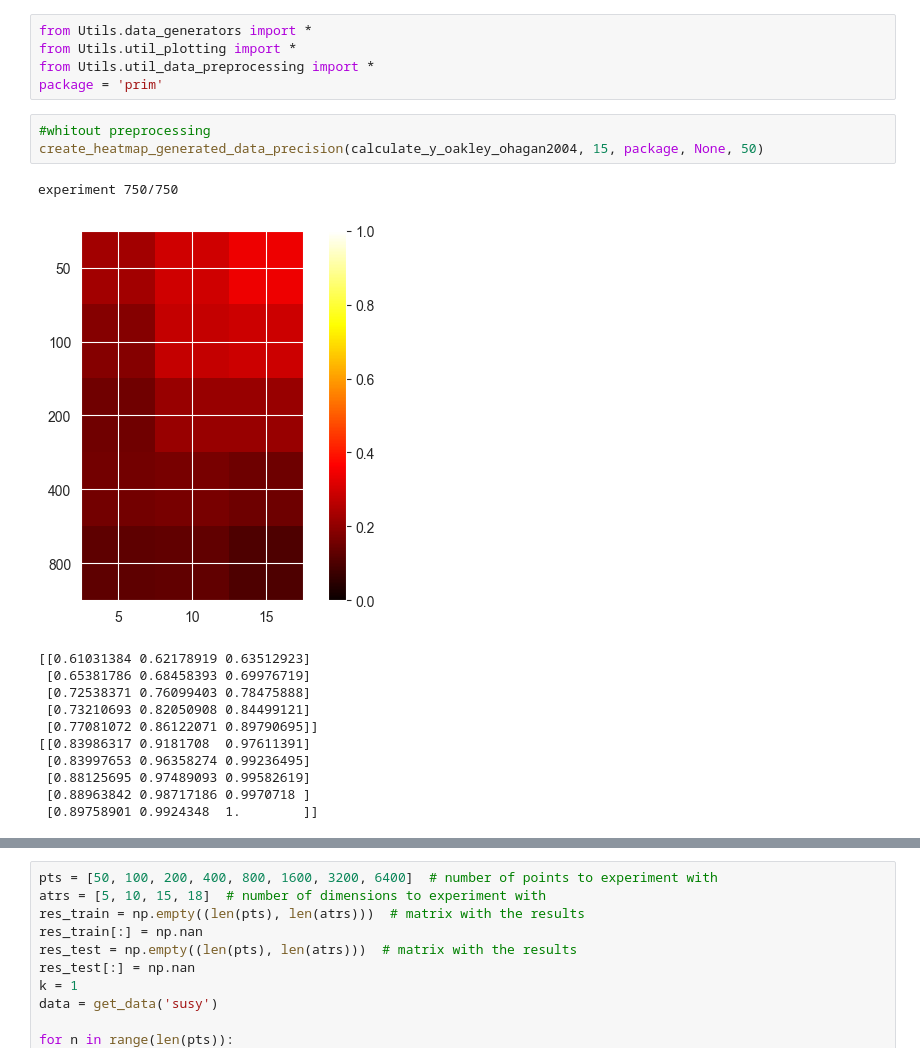
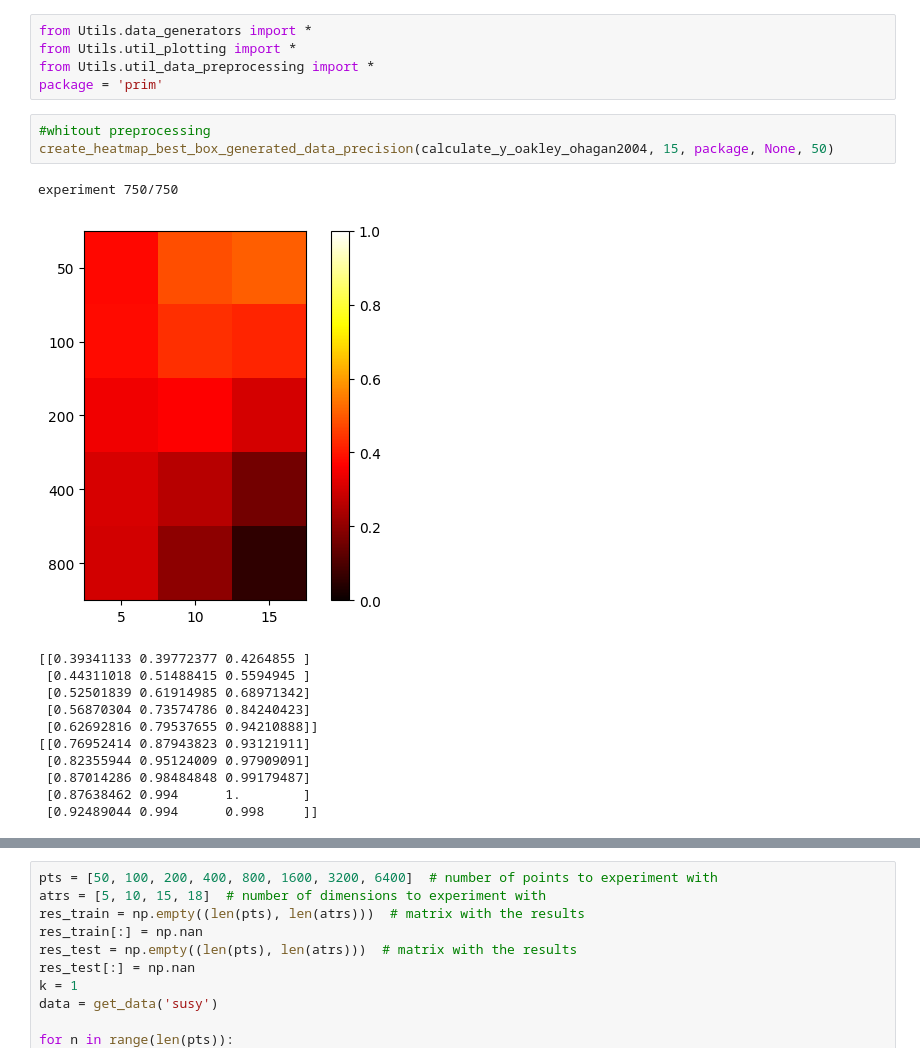
Before and after one commit to inagege/ImprovingSubgroupDiscovery, a Jupyter notebook: PRIM_Performance_Analyzing/PRIM_Baseline.ipynb, the cells around one changed output, grey strips where cells are left out. Cells and saved outputs as stored; diff of their text form.

```diff
--- a/PRIM_Performance_Analyzing/PRIM_Baseline.ipynb
+++ b/PRIM_Performance_Analyzing/PRIM_Baseline.ipynb
@@ -5,18 +5,18 @@ from Utils.util_data_preprocessing import *
 package = 'prim'
 # %%
 #whitout preprocessing
-create_heatmap_generated_data_precision(calculate_y_oakley_ohagan2004, 15, package, None, 50)
+create_heatmap_best_box_generated_data_precision(calculate_y_oakley_ohagan2004, 15, package, None, 50)
 # %% [output]
 experiment 750/750
-[figure, old version]
+[figure, new version]
-[[0.61031384 0.62178919 0.63512923]
- [0.65381786 0.68458393 0.69976719]
- [0.72538371 0.76099403 0.78475888]
- [0.73210693 0.82050908 0.84499121]
- [0.77081072 0.86122071 0.89790695]]
-[[0.83986317 0.9181708  0.97611391]
- [0.83997653 0.96358274 0.99236495]
- [0.88125695 0.97489093 0.99582619]
- [0.88963842 0.98717186 0.9970718 ]
- [0.89758901 0.9924348  1.        ]]
+[[0.39341133 0.39772377 0.4264855 ]
+ [0.44311018 0.51488415 0.5594945 ]
+ [0.52501839 0.61914985 0.68971342]
+ [0.56870304 0.73574786 0.84240423]
+ [0.62692816 0.79537655 0.94210888]]
+[[0.76952414 0.87943823 0.93121911]
+ [0.82355944 0.95124009 0.97909091]
+ [0.87014286 0.98484848 0.99179487]
+ [0.87638462 0.994      1.        ]
+ [0.92489044 0.994      0.998     ]]
 # %%
```
Also changed, not shown: parts of 3 cells of this notebook, 4 other files.
